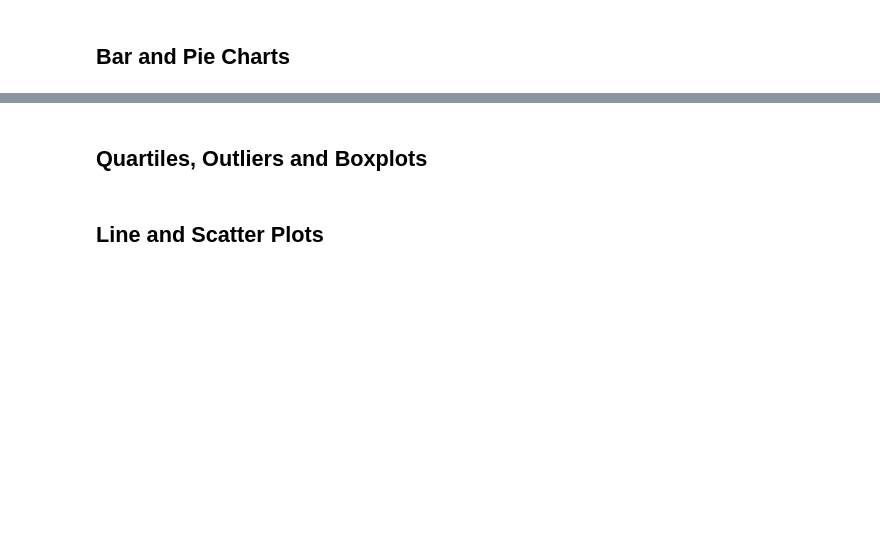
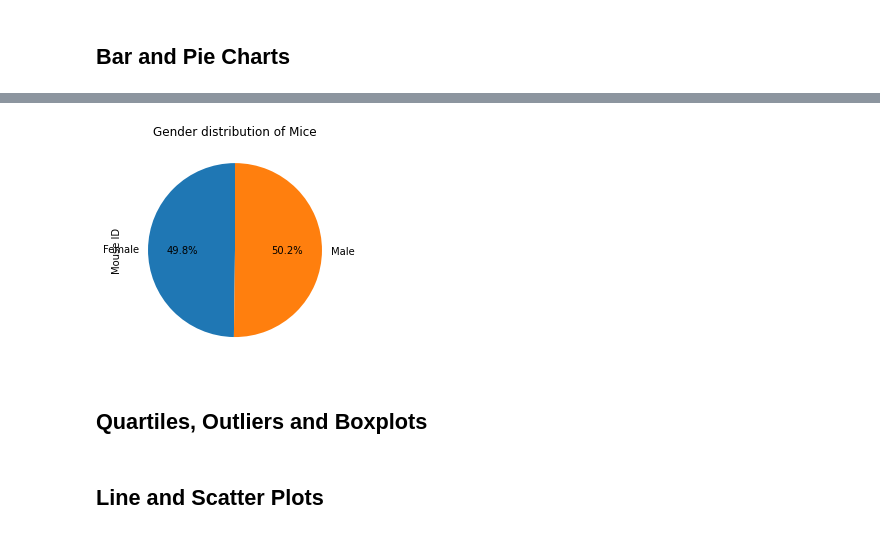
Before and after one commit to nt1983/Matplot-challenge, a Jupyter notebook: pymaceuticals_starter.ipynb, the cells around one changed output, grey strips where cells are left out. Saved outputs shown, nothing was run; the diff lists cells and outputs as text; code cells hidden in the pictures; blank space fills up the shorter version.

```diff
--- a/pymaceuticals_starter.ipynb
+++ b/pymaceuticals_starter.ipynb
@@ -64,5 +146,13 @@ mouse_study_combine
 # %%
 # Generate a pie plot showing the distribution of female versus male mice using pandas
+gender_group=clean_data.groupby("Sex")
+gender_count=gender_group["Mouse ID"].nunique()
+label=gender_count.index
+gender_count.plot(kind='pie', y='Mouse ID', labels=label,autopct="%.1f%%", startangle=90)
+plt.title("Gender distribution of Mice")
+plt.show()
+# %% [output]
+[figure, added]
 # %%
 # Generate a pie plot showing the distribution of female versus male mice using pyplot
 # %% [markdown]
```
Also changed, not shown: parts of 10 cells of this notebook.
